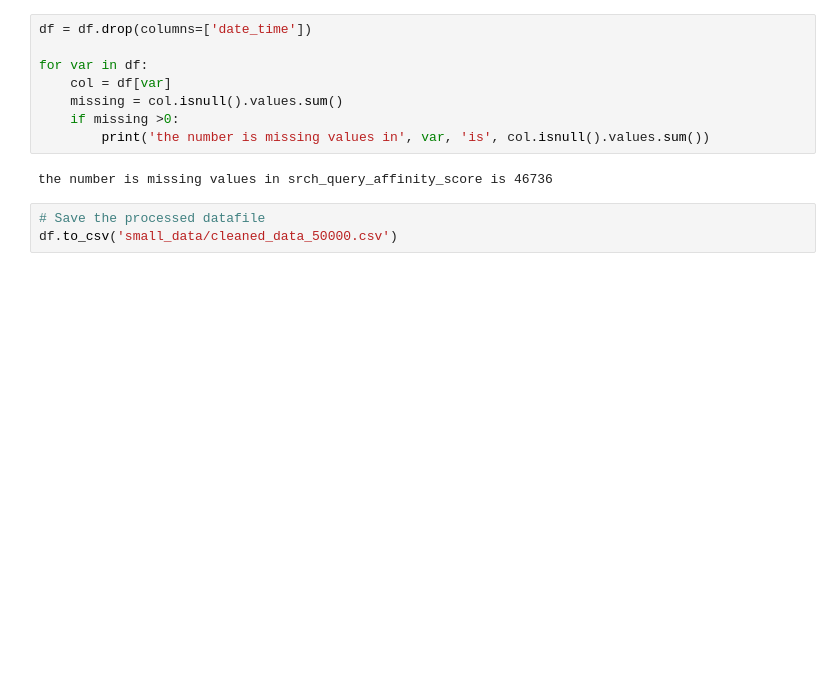
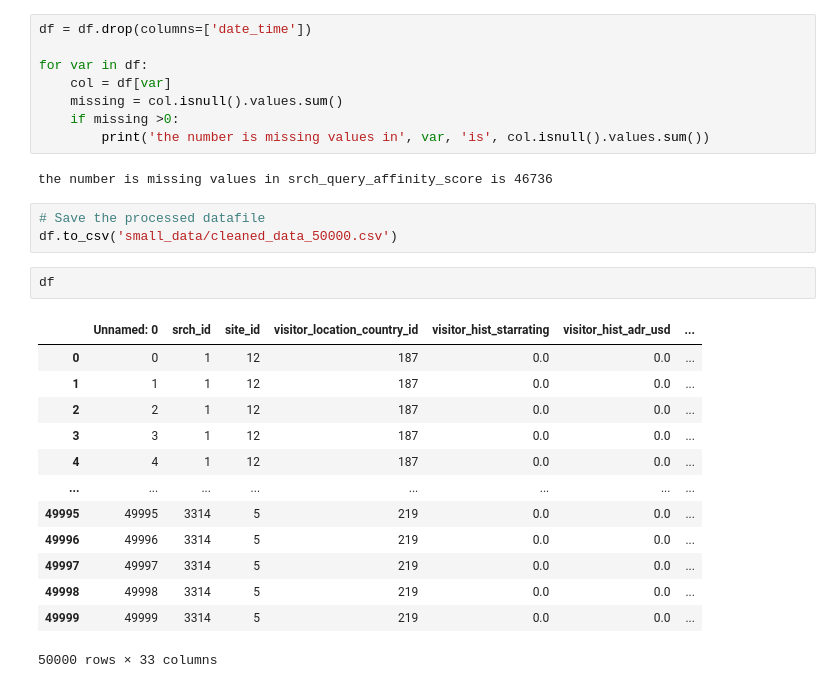
Before and after one commit to Karim-1/data-mining, a Jupyter notebook: assignment2/Samenvoegen missing values code Marlon-Daan-Karim.ipynb, the cells around one changed output. Saved outputs shown, nothing was run; the diff lists cells and outputs as text; blank space fills up the shorter version.

```diff
--- a/assignment2/Samenvoegen missing values code Marlon-Daan-Karim.ipynb
+++ b/assignment2/Samenvoegen missing values code Marlon-Daan-Karim.ipynb
@@ -491,3 +491,19 @@ the number is missing values in srch_query_affinity_score is 46736
 # %%
 # Save the processed datafile
 df.to_csv('small_data/cleaned_data_50000.csv')
+# %%
+df
+# %% [output]
+|  | Unnamed: 0 | srch_id | site_id | visitor_location_country_id | visitor_hist_starrating | visitor_hist_adr_usd | ... |
+| 0 | 0 | 1 | 12 | 187 | 0.0 | 0.0 | ... |
+| 1 | 1 | 1 | 12 | 187 | 0.0 | 0.0 | ... |
+| 2 | 2 | 1 | 12 | 187 | 0.0 | 0.0 | ... |
+| 3 | 3 | 1 | 12 | 187 | 0.0 | 0.0 | ... |
+| 4 | 4 | 1 | 12 | 187 | 0.0 | 0.0 | ... |
+| ... | ... | ... | ... | ... | ... | ... | ... |
+| 49995 | 49995 | 3314 | 5 | 219 | 0.0 | 0.0 | ... |
+| 49996 | 49996 | 3314 | 5 | 219 | 0.0 | 0.0 | ... |
+| 49997 | 49997 | 3314 | 5 | 219 | 0.0 | 0.0 | ... |
+| 49998 | 49998 | 3314 | 5 | 219 | 0.0 | 0.0 | ... |
+| 49999 | 49999 | 3314 | 5 | 219 | 0.0 | 0.0 | ... |
+50000 rows × 33 columns
```
